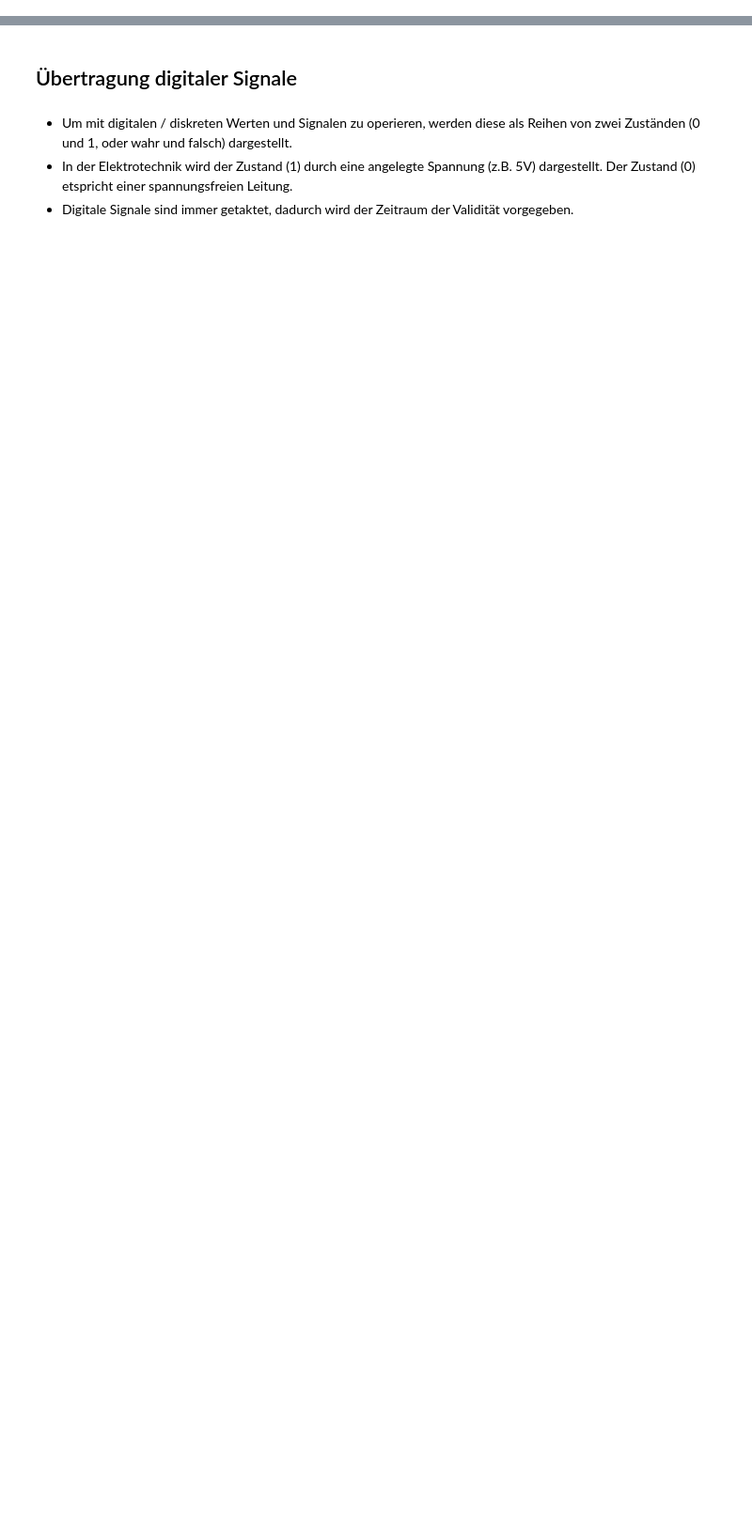
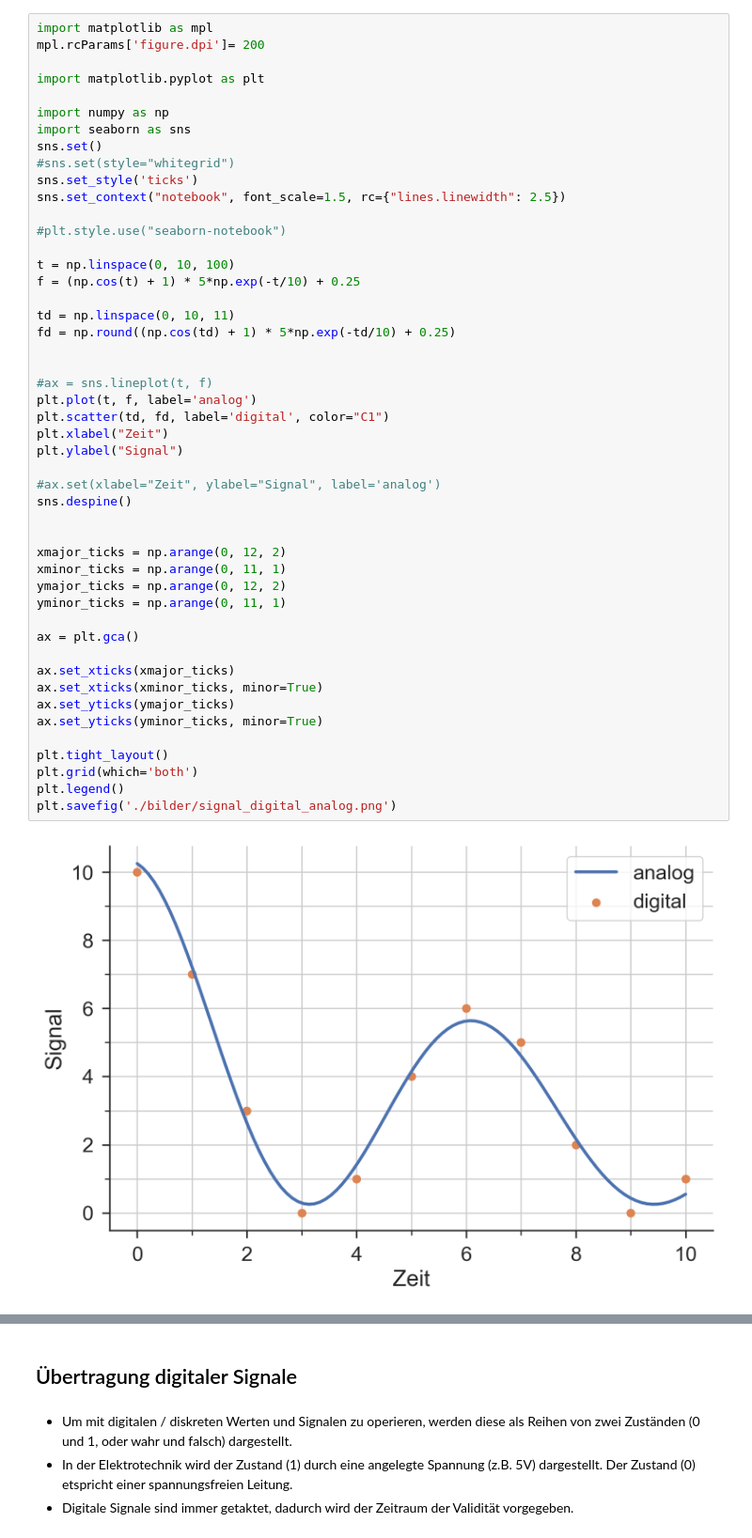
Before and after one commit to lu-kas/Vorlesung_Ingenieurinformatik, a Jupyter notebook: Content/Script/01_computer/012_digitale_informationen.ipynb, the cells around one changed output, grey strips where cells are left out. Shown at 94% size. Cells and saved outputs as stored; diff of their text form; blank space fills up the shorter version.

Commit message:
working on digital signals

```diff
--- a/Content/Script/01_computer/012_digitale_informationen.ipynb
+++ b/Content/Script/01_computer/012_digitale_informationen.ipynb
@@ -5 +16,51 @@ Im Gegensatz zu analogen Signalen können digitale Signale nur diskrete Werte an
+# %%
+import matplotlib as mpl
+mpl.rcParams['figure.dpi']= 200
+
+import matplotlib.pyplot as plt
+
+import numpy as np
+import seaborn as sns
+sns.set()
+#sns.set(style="whitegrid")
+sns.set_style('ticks')
+sns.set_context("notebook", font_scale=1.5, rc={"lines.linewidth": 2.5})
+
+#plt.style.use("seaborn-notebook")
+
+t = np.linspace(0, 10, 100)
+f = (np.cos(t) + 1) * 5*np.exp(-t/10) + 0.25
+
+td = np.linspace(0, 10, 11)
+fd = np.round((np.cos(td) + 1) * 5*np.exp(-td/10) + 0.25)
+
+
+#ax = sns.lineplot(t, f)
+plt.plot(t, f, label='analog')
+plt.scatter(td, fd, label='digital', color="C1")
+plt.xlabel("Zeit")
+plt.ylabel("Signal")
+
+#ax.set(xlabel="Zeit", ylabel="Signal", label='analog')
+sns.despine()
+
+
+xmajor_ticks = np.arange(0, 12, 2)
+xminor_ticks = np.arange(0, 11, 1)
+ymajor_ticks = np.arange(0, 12, 2)
+yminor_ticks = np.arange(0, 11, 1)
+
+ax = plt.gca()
+
+ax.set_xticks(xmajor_ticks)
+ax.set_xticks(xminor_ticks, minor=True)
+ax.set_yticks(ymajor_ticks)
+ax.set_yticks(yminor_ticks, minor=True)
+
+plt.tight_layout()
+plt.grid(which='both')
+plt.legend()
+plt.savefig('./bilder/signal_digital_analog.png')
+# %% [output]
+[figure, added]
 # %% [markdown]
```
Also changed, not shown: parts of 16 cells of this notebook, 5 other files.
